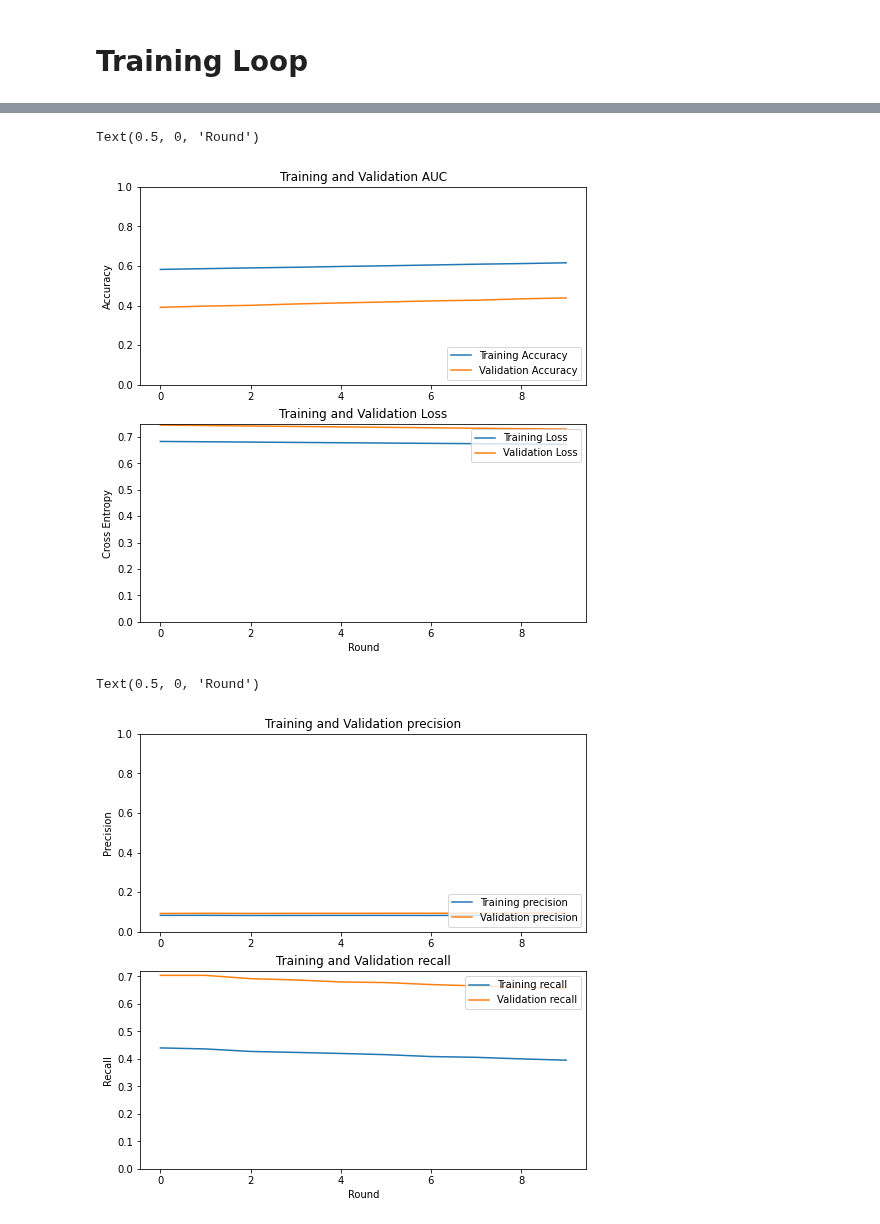
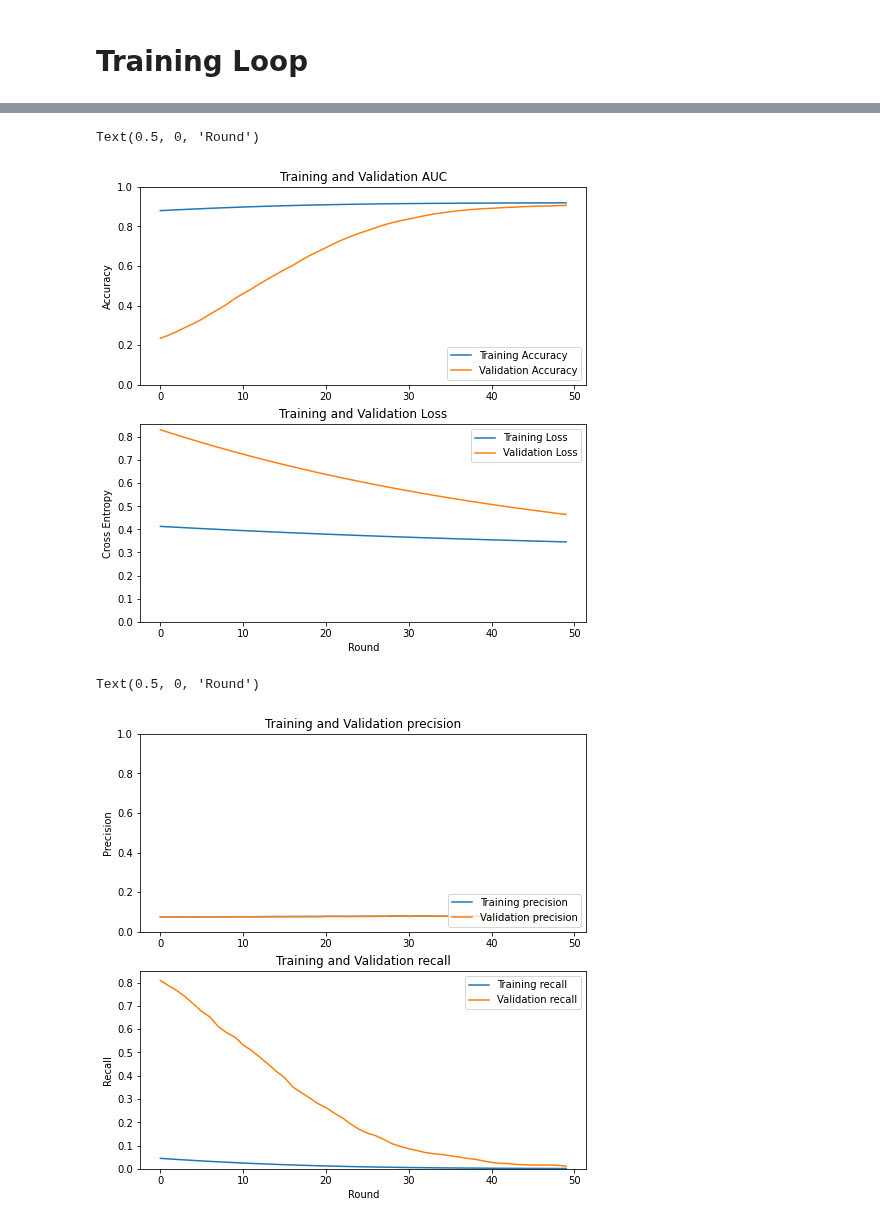
Before and after one commit to VectorInstitute/PETs-Bootcamp, a Jupyter notebook: HFL_Tabular/TFF-FL-home_credit_RH_preprocess.ipynb, the cells around one changed output, grey strips where cells are left out. Cells and saved outputs as stored; diff of their text form; code cells hidden in the pictures.

Commit message:
updated notebook with parameterized training loop

```diff
--- a/HFL_Tabular/TFF-FL-home_credit_RH_preprocess.ipynb
+++ b/HFL_Tabular/TFF-FL-home_credit_RH_preprocess.ipynb
@@ -85,14 +92,14 @@ def data_preprocessing(df):
 # %%
-data1 = data_preprocessing(raw_train.sample(5000).copy())
+data1 = data_preprocessing(dfs[0])
 data1['hospital_id'] = 1
 
-data2 = data_preprocessing(raw_train.sample(1000).copy())
+data2 = data_preprocessing(dfs[1])
 data2['hospital_id'] = 2
 
-data3 = data_preprocessing(raw_train.sample(5000).copy())
+data3 = data_preprocessing(dfs[2])
 data3['hospital_id'] = 3
 
-data4 = data_preprocessing(raw_train.sample(1000).copy())
+data4 = data_preprocessing(dfs[3])
 data4['hospital_id'] = 4
 # %% [markdown]
 # Combine and format DataFrame
@@ -134,9 +149,12 @@ client_id_colname = 'hospital_id' #column that represents client ID
 number_of_training_clients = 3
 
 # split client_id into train and test clients
-client_ids = data[client_id_colname].unique()
-train_client_ids = sample(client_ids.tolist(), number_of_training_clients)
-test_client_ids = [x for x in client_ids if x not in train_client_ids]
+#client_ids = data[client_id_colname].unique()
+#train_client_ids = sample(client_ids.tolist(), number_of_training_clients)
+#test_client_ids = [x for x in client_ids if x not in train_client_ids]
+
+train_client_ids = [1,2,3]
+test_client_ids = [4]
 # %% [markdown]
 # Create some TF datasets
 # %%
@@ -168,13 +187,12 @@ else:
 # %% [markdown]
 # Batch preprocessing function
 # %%
-NUM_ROUNDS = 5
-NUM_EPOCHS = 5
+NUM_EPOCHS = 10
 BATCH_SIZE = 5000
 PREFETCH_BUFFER = 2500
 def preprocess(dataset):
     def batch_format_fn(element):
-        return collections.OrderedDict(x= tf.reshape(element['features'], [-1,n_features]),
+        return collections.OrderedDict(x=tf.reshape(element['features'], [-1,n_features]),
                                        y=tf.reshape(element['target'], [-1,1]))
 
     return dataset.repeat(NUM_EPOCHS).shuffle(SHUFFLE_BUFFER).batch(
@@ -356,0 +381,14 @@ client_ids, train_client_ids, test_client_ids
+# %%
+%%time
+train_data = tff.simulation.datasets.ClientData.from_clients_and_tf_fn(
+        client_ids=[1,2,3],
+        serializable_dataset_fn=create_tf_dataset_for_client_fn)
+
+federated_train_data = make_federated_data(train_data, [1,2,3])
+
+iterative_process = tff.learning.build_federated_averaging_process(
+    model_fn,
+    client_optimizer_fn=lambda: tf.keras.optimizers.SGD(learning_rate=0.01),
+    server_optimizer_fn=lambda: tf.keras.optimizers.SGD(learning_rate=0.01))
+
+results = training_loop(federated_train_data, federated_test_data, iterative_process, 50)
@@ -357,39 +435,39 @@ client_ids, train_client_ids, test_client_ids
 # %%
 fig1 = plt.figure(figsize=(8, 8))
 ax1 = fig1.add_subplot(2, 1, 1)
-ax1.plot(accuracy, label='Training Accuracy')
-ax1.plot(val_accuracy, label='Validation Accuracy')
+ax1.plot(results['accuracy'], label='Training Accuracy')
+ax1.plot(results['val_accuracy'], label='Validation Accuracy')
 ax1.legend(loc='lower right')
 ax1.set_ylabel('Accuracy')
 ax1.set_ylim([0, 1])
 ax1.set_title('Training and Validation AUC')
 
 ax2 = fig1.add_subplot(2, 1, 2)
-ax2.plot(loss, label='Training Loss')
-ax2.plot(val_loss, label='Validation Loss')
+ax2.plot(results['loss'], label='Training Loss')
+ax2.plot(results['val_loss'], label='Validation Loss')
 ax2.legend(loc='upper right')
 ax2.set_ylabel('Cross Entropy')
 ax2.set_ylim([0,max(ax2.get_ylim())])
 ax2.set_title('Training and Validation Loss')
 ax2.set_xlabel('Round')
 
 # plt.savefig('./figures/DELIRIUM_normalized_TFF_accuracy_loss_10_rounds.png')
 # %% [output]
 Text(0.5, 0, 'Round')
-[figure, old version]
+[figure, new version]
 # %%
 fig1 = plt.figure(figsize=(8, 8))
 ax1 = fig1.add_subplot(2, 1, 1)
-ax1.plot(precision, label='Training precision')
-ax1.plot(val_precision, label='Validation precision')
+ax1.plot(results['precision'], label='Training precision')
+ax1.plot(results['val_precision'], label='Validation precision')
 ax1.legend(loc='lower right')
 ax1.set_ylabel('Precision')
 ax1.set_ylim([0, 1])
 ax1.set_title('Training and Validation precision')
 
 ax2 = fig1.add_subplot(2, 1, 2)
-ax2.plot(recall, label='Training recall')
-ax2.plot(val_recall, label='Validation recall')
+ax2.plot(results['recall'], label='Training recall')
+ax2.plot(results['val_recall'], label='Validation recall')
 ax2.legend(loc='upper right')
 ax2.set_ylabel('Recall')
 ax2.set_ylim([0,max(ax2.get_ylim())])
@@ -397,4 +475,4 @@ ax2.set_title('Training and Validation recall')
 ax2.set_xlabel('Round')
 # %% [output]
 Text(0.5, 0, 'Round')
-[figure, old version]
+[figure, new version]
```
Also changed, not shown: parts of 28 cells of this notebook.
